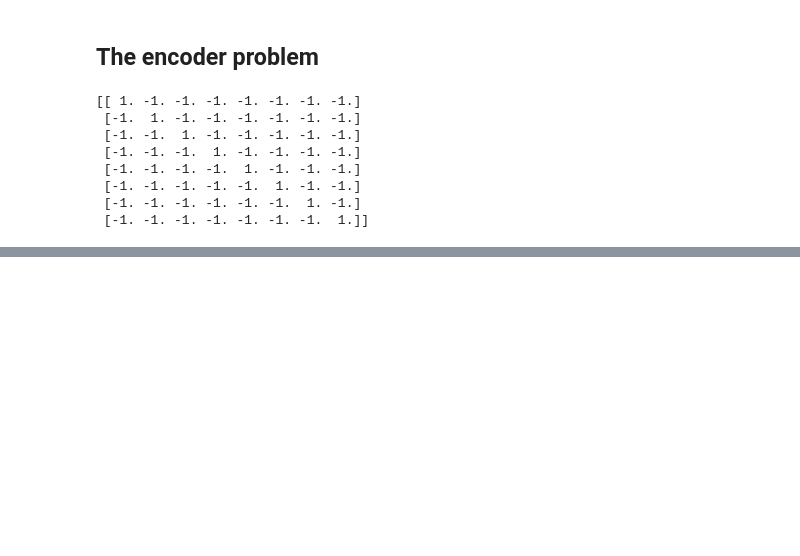
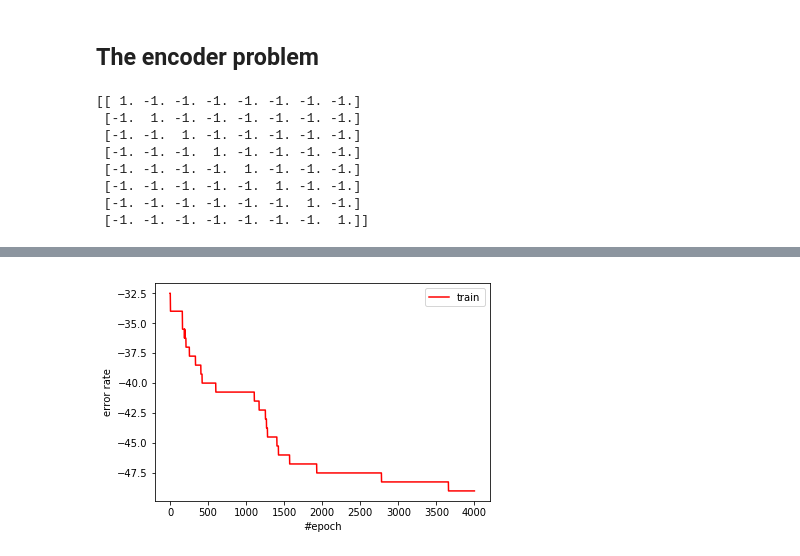
Before and after one commit to physics31415926/DD2437_ANN, a Jupyter notebook: Lab1/3_2.1.ipynb, the cells around one changed output, grey strips where cells are left out. Cells and saved outputs as stored; diff of their text form; code cells hidden in the pictures; blank space fills up the shorter version.

```diff
--- a/Lab1/3_2.1.ipynb
+++ b/Lab1/3_2.1.ipynb
@@ -499,10 +520,12 @@ print(net.layers[0].W.data)
 # %%
 layers =[
     {'type':'linear','shape':(8,2)},
     {'type':'tanh'},
     {'type':'linear','shape':(2,8)},
     {'type':'tanh'}
 ]
 net = Net(layers)
-opt = SGD(net.parameters,lr=1e-3)
-net.train(X,Y,opt,batch_size=1)
+opt = SGD(net.parameters,lr=1e-4)
+net.train(X,Y,opt,batch_size=1,epochs=4000)
+# %% [output]
+[figure, added]
```
Also changed, not shown: parts of 3 cells of this notebook, 2 other files.
